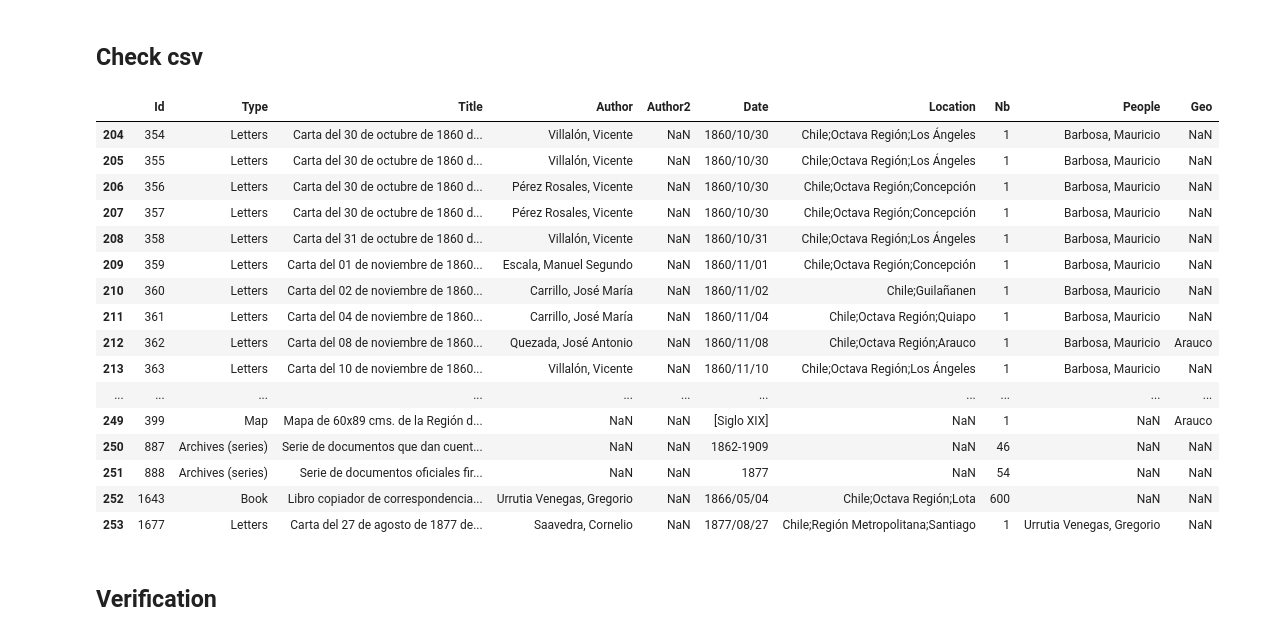
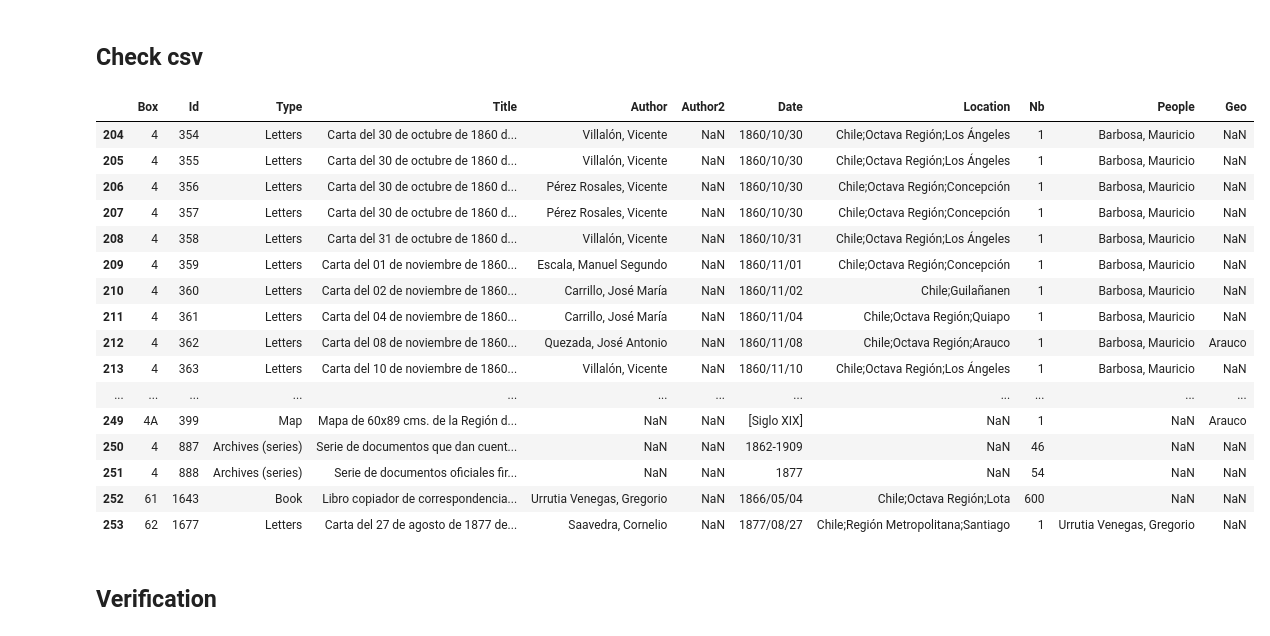
Before and after one commit to Proyecto-Ocupacion-Araucania-UChile/Data_preparation, a Jupyter notebook: script/verification_order.ipynb, the cells around one changed output. Drawn from its saved outputs; the diff is of its cells as text; code cells hidden in the pictures.

```diff
--- a/script/verification_order.ipynb
+++ b/script/verification_order.ipynb
@@ -18,27 +18,27 @@ current_folder = os.path.abspath('')
 ## Check csv
 # %%
 #import csv
-df = pd.read_csv('data/araucania_prepared.csv', delimiter=";")
+df = pd.read_csv('data/araucania_prepared.csv', delimiter=",")
 
 df.tail(n=50)
 # %% [output]
-|  | Id | Type | Title | Author | Author2 | Date | Location | Nb | People | Geo |
-| 204 | 354 | Letters | Carta del 30 de octubre de 1860 d... | Villalón, Vicente | NaN | 1860/10/30 | Chile;Octava Región;Los Ángeles | 1 | Barbosa, Mauricio | NaN |
-| 205 | 355 | Letters | Carta del 30 de octubre de 1860 d... | Villalón, Vicente | NaN | 1860/10/30 | Chile;Octava Región;Los Ángeles | 1 | Barbosa, Mauricio | NaN |
-| 206 | 356 | Letters | Carta del 30 de octubre de 1860 d... | Pérez Rosales, Vicente | NaN | 1860/10/30 | Chile;Octava Región;Concepción | 1 | Barbosa, Mauricio | NaN |
-| 207 | 357 | Letters | Carta del 30 de octubre de 1860 d... | Pérez Rosales, Vicente | NaN | 1860/10/30 | Chile;Octava Región;Concepción | 1 | Barbosa, Mauricio | NaN |
-| 208 | 358 | Letters | Carta del 31 de octubre de 1860 d... | Villalón, Vicente | NaN | 1860/10/31 | Chile;Octava Región;Los Ángeles | 1 | Barbosa, Mauricio | NaN |
-| 209 | 359 | Letters | Carta del 01 de noviembre de 1860... | Escala, Manuel Segundo | NaN | 1860/11/01 | Chile;Octava Región;Concepción | 1 | Barbosa, Mauricio | NaN |
-| 210 | 360 | Letters | Carta del 02 de noviembre de 1860... | Carrillo, José María | NaN | 1860/11/02 | Chile;Guilañanen | 1 | Barbosa, Mauricio | NaN |
-| 211 | 361 | Letters | Carta del 04 de noviembre de 1860... | Carrillo, José María | NaN | 1860/11/04 | Chile;Octava Región;Quiapo | 1 | Barbosa, Mauricio | NaN |
-| 212 | 362 | Letters | Carta del 08 de noviembre de 1860... | Quezada, José Antonio | NaN | 1860/11/08 | Chile;Octava Región;Arauco | 1 | Barbosa, Mauricio | Arauco |
-| 213 | 363 | Letters | Carta del 10 de noviembre de 1860... | Villalón, Vicente | NaN | 1860/11/10 | Chile;Octava Región;Los Ángeles | 1 | Barbosa, Mauricio | NaN |
-| ... | ... | ... | ... | ... | ... | ... | ... | ... | ... | ... |
-| 249 | 399 | Map | Mapa de 60x89 cms. de la Región d... | NaN | NaN | [Siglo XIX] | NaN | 1 | NaN | Arauco |
-| 250 | 887 | Archives (series) | Serie de documentos que dan cuent... | NaN | NaN | 1862-1909 | NaN | 46 | NaN | NaN |
-| 251 | 888 | Archives (series) | Serie de documentos oficiales fir... | NaN | NaN | 1877 | NaN | 54 | NaN | NaN |
-| 252 | 1643 | Book | Libro copiador de correspondencia... | Urrutia Venegas, Gregorio | NaN | 1866/05/04 | Chile;Octava Región;Lota | 600 | NaN | NaN |
-| 253 | 1677 | Letters | Carta del 27 de agosto de 1877 de... | Saavedra, Cornelio | NaN | 1877/08/27 | Chile;Región Metropolitana;Santiago | 1 | Urrutia Venegas, Gregorio | NaN |
+|  | Box | Id | Type | Title | Author | Author2 | Date | Location | Nb | People | Geo |
+| 204 | 4 | 354 | Letters | Carta del 30 de octubre de 1860 d... | Villalón, Vicente | NaN | 1860/10/30 | Chile;Octava Región;Los Ángeles | 1 | Barbosa, Mauricio | NaN |
+| 205 | 4 | 355 | Letters | Carta del 30 de octubre de 1860 d... | Villalón, Vicente | NaN | 1860/10/30 | Chile;Octava Región;Los Ángeles | 1 | Barbosa, Mauricio | NaN |
+| 206 | 4 | 356 | Letters | Carta del 30 de octubre de 1860 d... | Pérez Rosales, Vicente | NaN | 1860/10/30 | Chile;Octava Región;Concepción | 1 | Barbosa, Mauricio | NaN |
+| 207 | 4 | 357 | Letters | Carta del 30 de octubre de 1860 d... | Pérez Rosales, Vicente | NaN | 1860/10/30 | Chile;Octava Región;Concepción | 1 | Barbosa, Mauricio | NaN |
+| 208 | 4 | 358 | Letters | Carta del 31 de octubre de 1860 d... | Villalón, Vicente | NaN | 1860/10/31 | Chile;Octava Región;Los Ángeles | 1 | Barbosa, Mauricio | NaN |
+| 209 | 4 | 359 | Letters | Carta del 01 de noviembre de 1860... | Escala, Manuel Segundo | NaN | 1860/11/01 | Chile;Octava Región;Concepción | 1 | Barbosa, Mauricio | NaN |
+| 210 | 4 | 360 | Letters | Carta del 02 de noviembre de 1860... | Carrillo, José María | NaN | 1860/11/02 | Chile;Guilañanen | 1 | Barbosa, Mauricio | NaN |
+| 211 | 4 | 361 | Letters | Carta del 04 de noviembre de 1860... | Carrillo, José María | NaN | 1860/11/04 | Chile;Octava Región;Quiapo | 1 | Barbosa, Mauricio | NaN |
+| 212 | 4 | 362 | Letters | Carta del 08 de noviembre de 1860... | Quezada, José Antonio | NaN | 1860/11/08 | Chile;Octava Región;Arauco | 1 | Barbosa, Mauricio | Arauco |
+| 213 | 4 | 363 | Letters | Carta del 10 de noviembre de 1860... | Villalón, Vicente | NaN | 1860/11/10 | Chile;Octava Región;Los Ángeles | 1 | Barbosa, Mauricio | NaN |
+| ... | ... | ... | ... | ... | ... | ... | ... | ... | ... | ... | ... |
+| 249 | 4A | 399 | Map | Mapa de 60x89 cms. de la Región d... | NaN | NaN | [Siglo XIX] | NaN | 1 | NaN | Arauco |
+| 250 | 4 | 887 | Archives (series) | Serie de documentos que dan cuent... | NaN | NaN | 1862-1909 | NaN | 46 | NaN | NaN |
+| 251 | 4 | 888 | Archives (series) | Serie de documentos oficiales fir... | NaN | NaN | 1877 | NaN | 54 | NaN | NaN |
+| 252 | 61 | 1643 | Book | Libro copiador de correspondencia... | Urrutia Venegas, Gregorio | NaN | 1866/05/04 | Chile;Octava Región;Lota | 600 | NaN | NaN |
+| 253 | 62 | 1677 | Letters | Carta del 27 de agosto de 1877 de... | Saavedra, Cornelio | NaN | 1877/08/27 | Chile;Región Metropolitana;Santiago | 1 | Urrutia Venegas, Gregorio | NaN |
 # %% [markdown]
 ## Verification
 # %%
```
Also changed, not shown: parts of 1 cell of this notebook, 2 other files.
